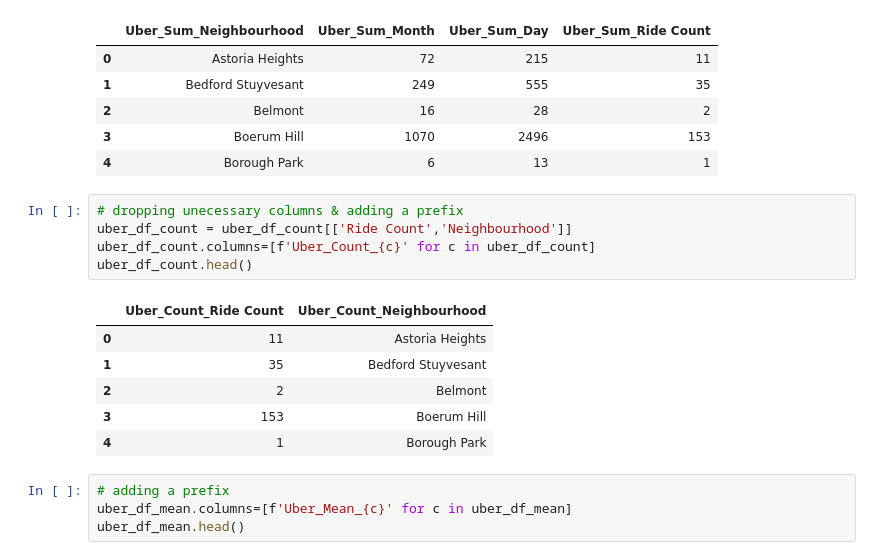
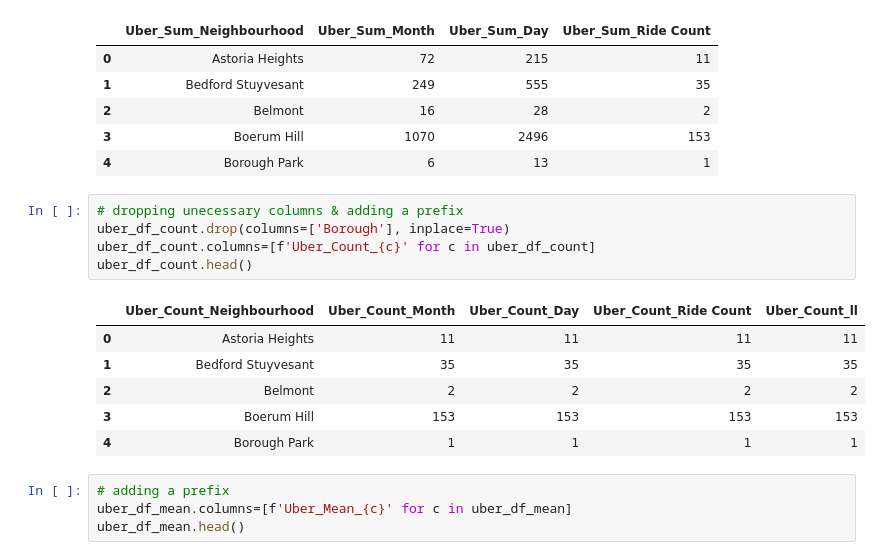
Before and after one commit to annleystanley/Midterm-Project, a Jupyter notebook: annie_main_data_merging.ipynb, the cells around one changed output. Drawn from its saved outputs; the diff is of its cells as text.

```diff
--- a/annie_main_data_merging.ipynb
+++ b/annie_main_data_merging.ipynb
@@ -311,16 +320,16 @@ uber_df_sum.head()
 | 4 | Borough Park | 6 | 13 | 1 |
 # %%
 # dropping unecessary columns & adding a prefix
-uber_df_count = uber_df_count[['Ride Count','Neighbourhood']]
+uber_df_count.drop(columns=['Borough'], inplace=True)
 uber_df_count.columns=[f'Uber_Count_{c}' for c in uber_df_count]
 uber_df_count.head()
 # %% [output]
-|  | Uber_Count_Ride Count | Uber_Count_Neighbourhood |
-| 0 | 11 | Astoria Heights |
-| 1 | 35 | Bedford Stuyvesant |
-| 2 | 2 | Belmont |
-| 3 | 153 | Boerum Hill |
-| 4 | 1 | Borough Park |
+|  | Uber_Count_Neighbourhood | Uber_Count_Month | Uber_Count_Day | Uber_Count_Ride Count | Uber_Count_ll |
+| 0 | Astoria Heights | 11 | 11 | 11 | 11 |
+| 1 | Bedford Stuyvesant | 35 | 35 | 35 | 35 |
+| 2 | Belmont | 2 | 2 | 2 | 2 |
+| 3 | Boerum Hill | 153 | 153 | 153 | 153 |
+| 4 | Borough Park | 1 | 1 | 1 | 1 |
 # %%
 # adding a prefix
 uber_df_mean.columns=[f'Uber_Mean_{c}' for c in uber_df_mean]
```
Also changed, not shown: parts of 15 cells of this notebook, 5 other files.
